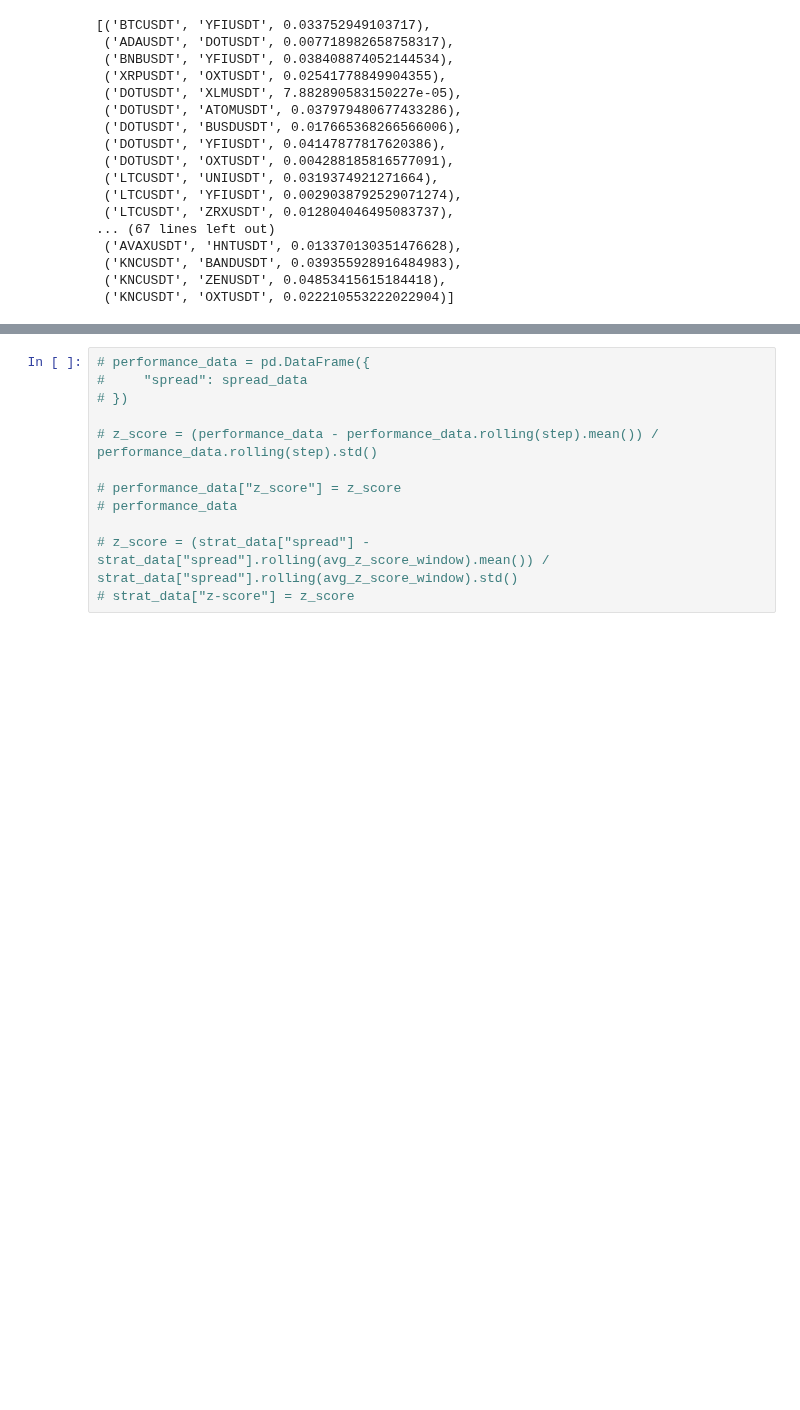
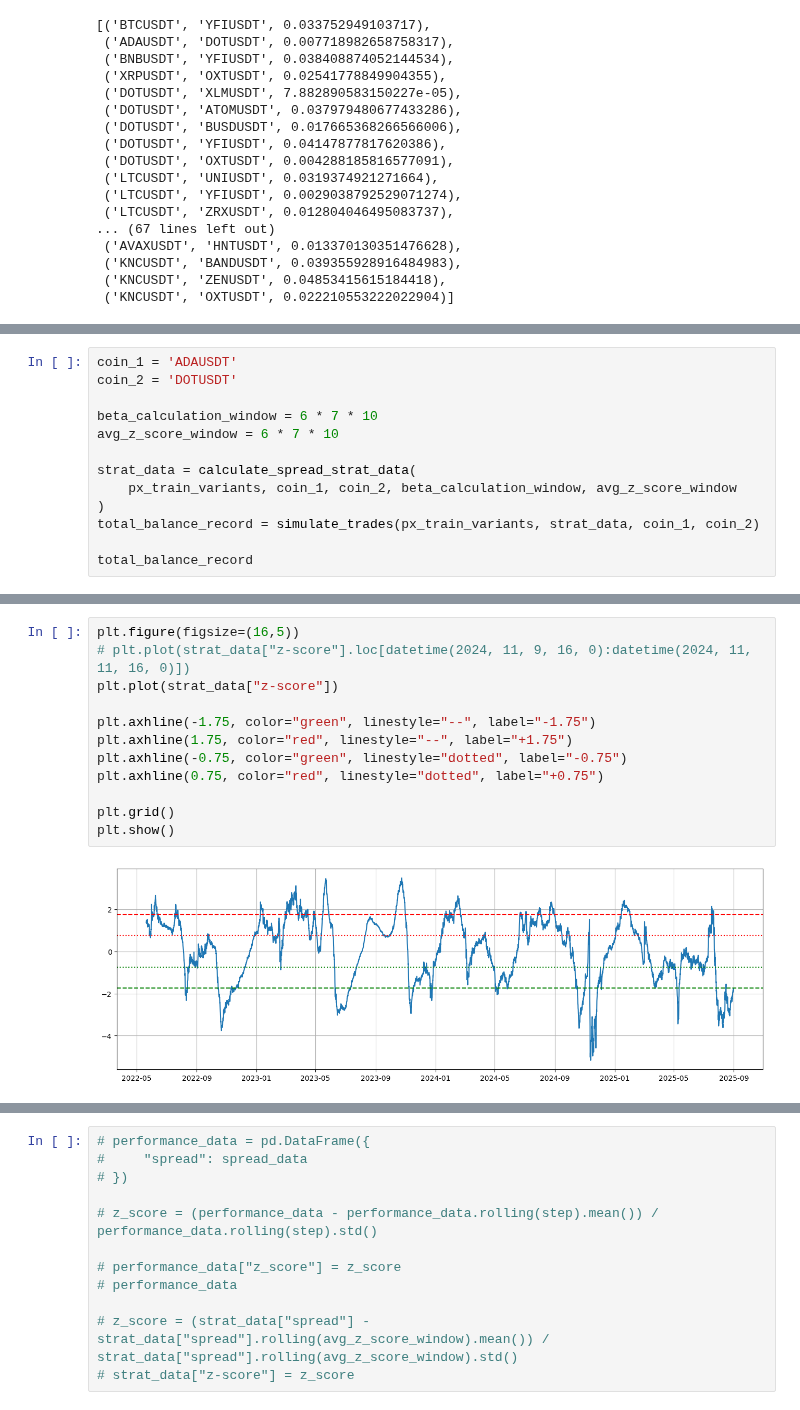
Before and after one commit to wbchristerson/crypto-strategies, a Jupyter notebook: updated_statistical_arbitrage_cointegration.ipynb, the cells around one changed output, grey strips where cells are left out. Drawn from its saved outputs; the diff is of its cells as text; blank space fills up the shorter version.

```diff
--- a/updated_statistical_arbitrage_cointegration.ipynb
+++ b/updated_statistical_arbitrage_cointegration.ipynb
@@ -280,0 +313,13 @@ plt.show()
+# %%
+coin_1 = 'ADAUSDT'
+coin_2 = 'DOTUSDT'
+
+beta_calculation_window = 6 * 7 * 10
+avg_z_score_window = 6 * 7 * 10
+
+strat_data = calculate_spread_strat_data(
+    px_train_variants, coin_1, coin_2, beta_calculation_window, avg_z_score_window
+)
+total_balance_record = simulate_trades(px_train_variants, strat_data, coin_1, coin_2)
+
+total_balance_record
@@ -280,0 +356,14 @@ plt.show()
+# %%
+plt.figure(figsize=(16,5))
+# plt.plot(strat_data["z-score"].loc[datetime(2024, 11, 9, 16, 0):datetime(2024, 11, 11, 16, 0)])
+plt.plot(strat_data["z-score"])
+
+plt.axhline(-1.75, color="green", linestyle="--", label="-1.75")
+plt.axhline(1.75, color="red", linestyle="--", label="+1.75")
+plt.axhline(-0.75, color="green", linestyle="dotted", label="-0.75")
+plt.axhline(0.75, color="red", linestyle="dotted", label="+0.75")
+
+plt.grid()
+plt.show()
+# %% [output]
+[figure, added]
```
Also changed, not shown: parts of 13 cells of this notebook, 1 other file.
